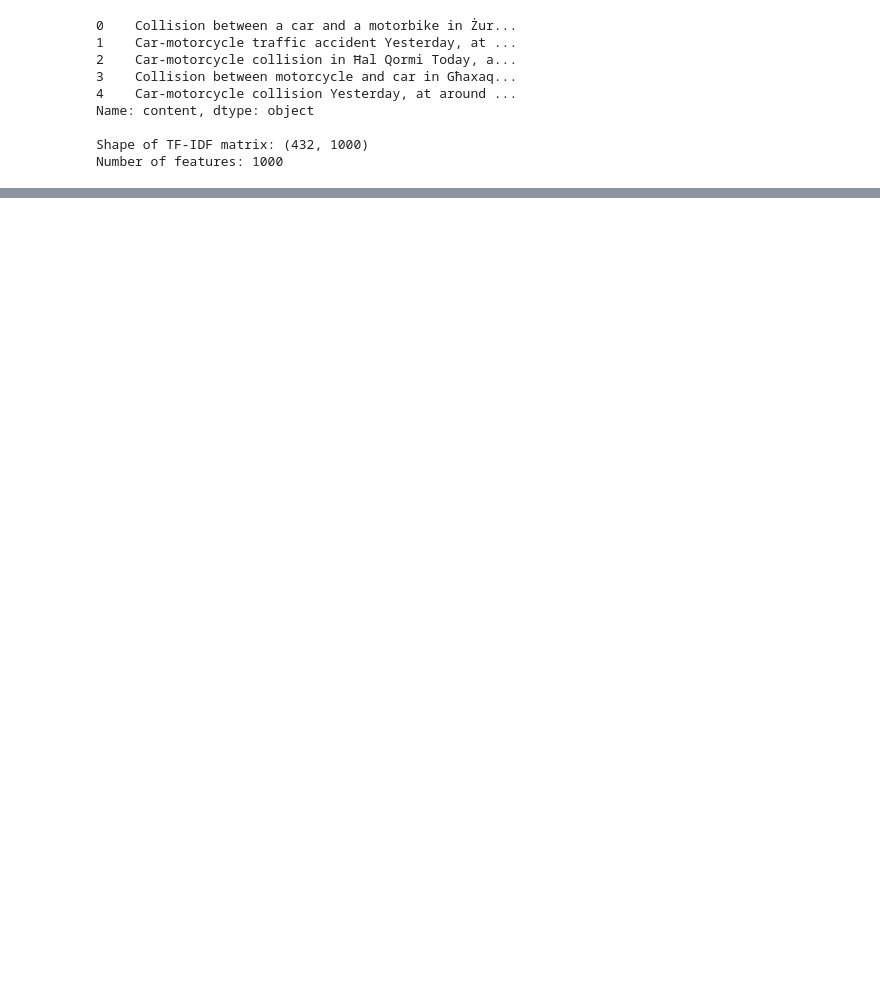
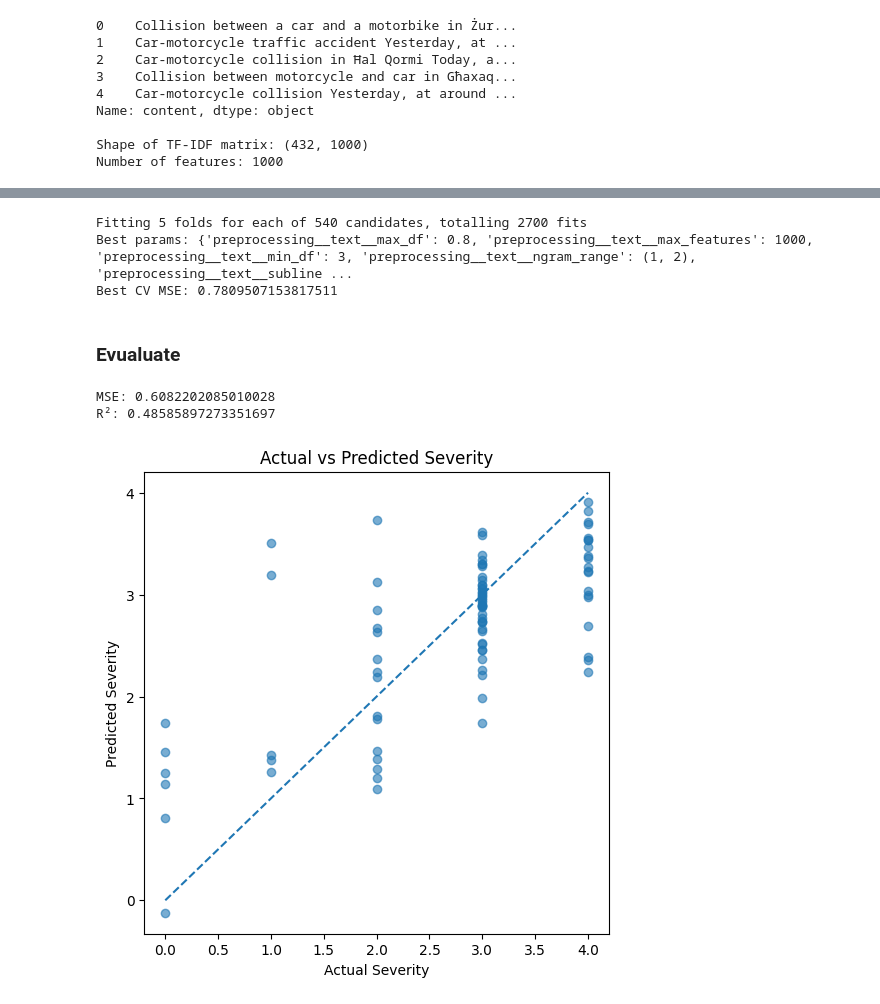
Before and after one commit to LucaKingu/Applied-Machine-Learning--ICS5110--Assignment, a Jupyter notebook: 3a_[techniquePlaceholder]_LukeCardona.ipynb, the cells around one changed output, grey strips where cells are left out. Saved outputs shown, nothing was run; the diff lists cells and outputs as text; code cells hidden in the pictures; blank space fills up the shorter version.

Commit message:
Adds Linear Regression

```diff
--- a/3a_[techniquePlaceholder]_LukeCardona.ipynb
+++ b/3a_[techniquePlaceholder]_LukeCardona.ipynb
@@ -43,0 +180,11 @@ Number of features: 1000
+# %%
+# ---- pipeline (use Ridge instead of LinearRegression) ----
+ridge_pipe = Pipeline([
+    ("preprocessing", preprocessor),
+    ("regressor", Ridge(random_state=42))
+])
+
+# ---- split ----
+X_train, X_test, y_train, y_test = train_test_split(
+    X, y, test_size=0.2, random_state=42
+)
@@ -43,0 +202,58 @@ Number of features: 1000
+# %%
+# ---- hyperparameter grid ----
+param_grid = {
+    # TF-IDF params (inside ColumnTransformer -> "text" transformer)
+    "preprocessing__text__max_features": [1000, 3000, 8000],
+    "preprocessing__text__ngram_range": [(1,1), (1,2)],
+    "preprocessing__text__min_df": [1, 3, 5],
+    "preprocessing__text__max_df": [0.8, 0.9, 0.95],
+    "preprocessing__text__sublinear_tf": [True, False],
+
+    # Ridge regularization strength
+    "regressor__alpha": [0.1, 1.0, 10.0, 50.0, 100.0],
+}
+
+# ---- grid search ----
+gs = GridSearchCV(
+    ridge_pipe,
+    param_grid=param_grid,
+    scoring="neg_mean_squared_error",  # good default for regression
+    cv=5,
+    n_jobs=-1,
+    verbose=1
+)
+
+gs.fit(X_train, y_train)
+
+print("Best params:", gs.best_params_)
+print("Best CV MSE:", -gs.best_score_)
+# %% [output]
+Fitting 5 folds for each of 540 candidates, totalling 2700 fits
+Best params: {'preprocessing__text__max_df': 0.8, 'preprocessing__text__max_features': 1000, 'preprocessing__text__min_df': 3, 'preprocessing__text__ngram_range': (1, 2), 'preprocessing__text__subline ...
+Best CV MSE: 0.7809507153817511
+# %% [markdown]
+### Evualuate
+# %%
+# ---- evaluate best model on held-out test set ----
+best_model = gs.best_estimator_
+y_pred = best_model.predict(X_test)
+
+print("MSE:", mean_squared_error(y_test, y_pred))
+print("R²:", r2_score(y_test, y_pred))
+
+# Visualization: Actual vs Predicted
+plt.figure(figsize=(6,6))
+plt.scatter(y_test, y_pred, alpha=0.6)
+plt.plot(
+    [y_test.min(), y_test.max()],
+    [y_test.min(), y_test.max()],
+    linestyle='--'
+)
+plt.xlabel("Actual Severity")
+plt.ylabel("Predicted Severity")
+plt.title("Actual vs Predicted Severity")
+plt.show()
+# %% [output]
+MSE: 0.6082202085010028
+R²: 0.48585897273351697
+[figure, added]
```
Also changed, not shown: parts of 18 cells of this notebook.
